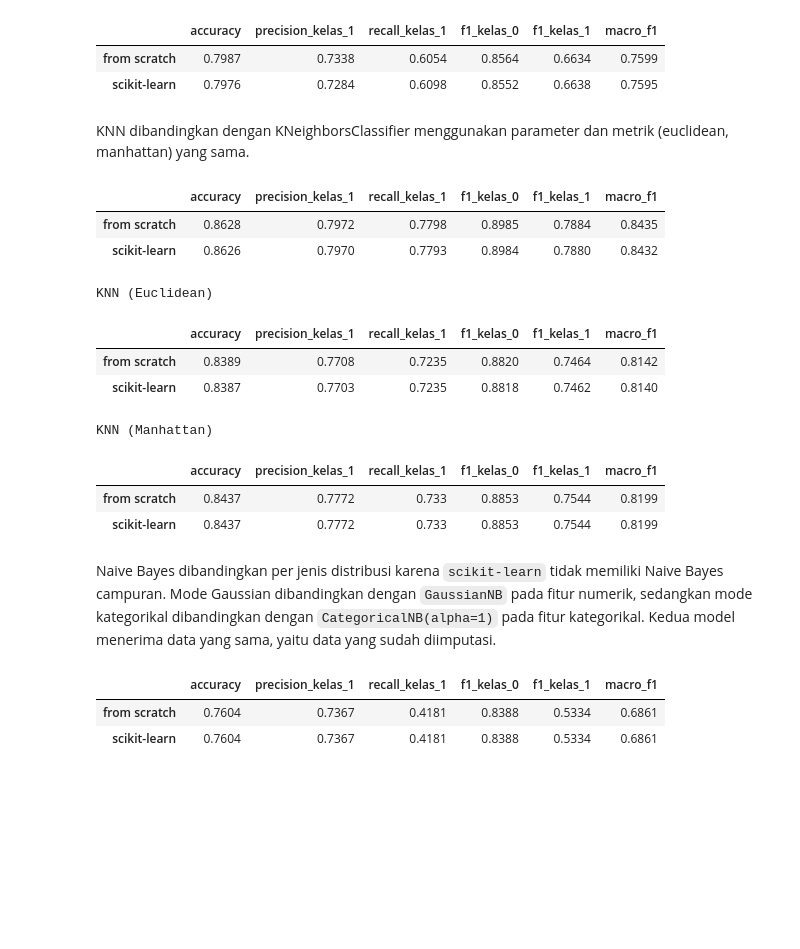
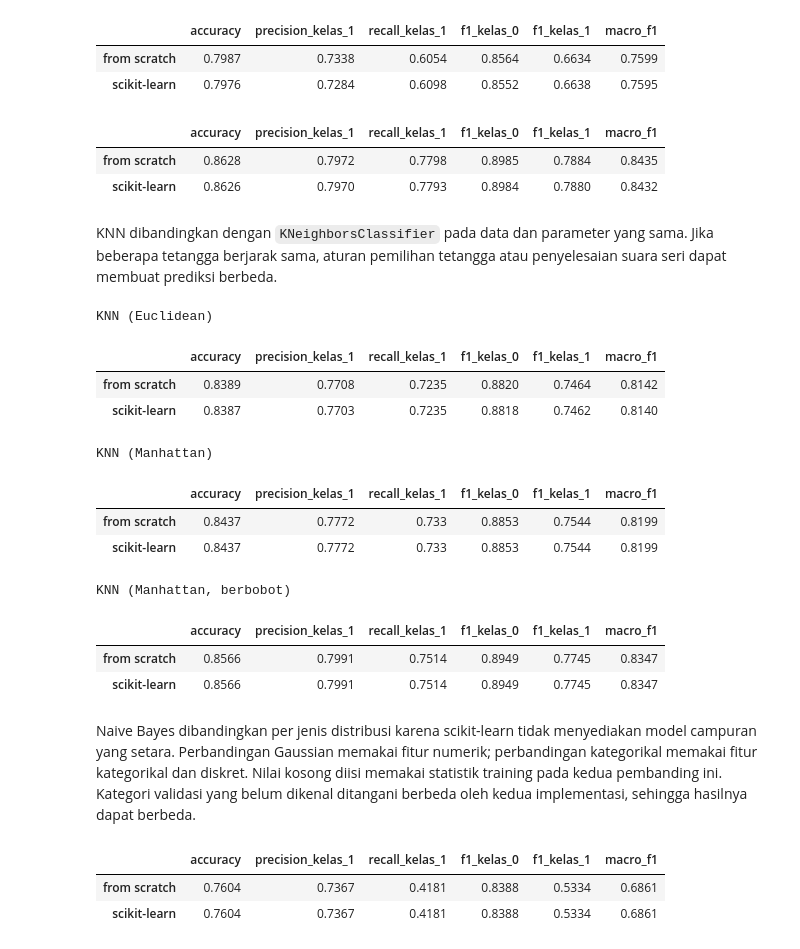
Before and after one commit to Alpaomega1136/IF3170_G31_KelompokDadakan, a Jupyter notebook: src/notebooks/IF3170_G31_KelompokDadakan.ipynb, the cells around one changed output. Cells and saved outputs as stored; diff of their text form; code cells hidden in the pictures; blank space fills up the shorter version.

Commit message:
feat(knn): Improve KNN with distance-weighted neighbors

```diff
--- a/src/notebooks/IF3170_G31_KelompokDadakan.ipynb
+++ b/src/notebooks/IF3170_G31_KelompokDadakan.ipynb
@@ -619,20 +621,22 @@ Kombinasi `k` (3, 5, 7, 11) dan metrik jarak (`euclidean`, `manhattan`) diuji pa
 # %%
-hasil_tuning_knn = []
-for metric in ["euclidean", "manhattan"]:
-    for k in [3, 5, 7, 11]:
-        model = train_model(KNNFromScratch(k=k, metric=metric), X_train_siap, y_train)
-        macro_f1 = f1_score(y_valid, model.predict(X_valid_siap), average="macro")
-        hasil_tuning_knn.append({"metric": metric, "k": k, "macro_f1": macro_f1, "model": model})
+RUN_KNN_TUNING = False
+if RUN_KNN_TUNING:
+    hasil_tuning_knn = []
+    for metric in ["euclidean", "manhattan"]:
+        for k in [3, 5, 7, 11]:
+            model = train_model(KNNFromScratch(k=k, metric=metric), X_train_siap, y_train)
+            macro_f1 = f1_score(y_valid, model.predict(X_valid_siap), average="macro")
+            hasil_tuning_knn.append({"metric": metric, "k": k, "macro_f1": macro_f1, "model": model})
 
-df_tuning_knn = pd.DataFrame(hasil_tuning_knn)
-best_knn = df_tuning_knn.loc[df_tuning_knn["macro_f1"].idxmax()]
-model_knn_terbaik = best_knn["model"]
+    df_tuning_knn = pd.DataFrame(hasil_tuning_knn)
+    best_knn = df_tuning_knn.loc[df_tuning_knn["macro_f1"].idxmax()]
+    model_knn_terbaik = best_knn["model"]
 
-tabel_knn = df_tuning_knn.pivot(index="k", columns="metric", values="macro_f1")
-display(tabel_knn.round(4))
-print(f"Terbaik: {best_knn['metric']}, k={best_knn['k']} (Macro F1 = {best_knn['macro_f1']:.4f})")
+    tabel_knn = df_tuning_knn.pivot(index="k", columns="metric", values="macro_f1")
+    display(tabel_knn.round(4))
+    print(f"Terbaik: {best_knn['metric']}, k={best_knn['k']} (Macro F1 = {best_knn['macro_f1']:.4f})")
 
-tabel_knn.plot(marker="o", xticks=[3, 5, 7, 11], title="Macro F1 KNN per k & Metric")
-plt.ylabel("Macro F1")
-plt.grid(True, linestyle="--", alpha=0.5)
-plt.show()
+    tabel_knn.plot(marker="o", xticks=[3, 5, 7, 11], title="Macro F1 KNN per k & Metric")
+    plt.ylabel("Macro F1")
+    plt.grid(True, linestyle="--", alpha=0.5)
+    plt.show()
@@ -764,8 +759,6 @@ display(hasil_perbandingan_lr.round(4))
 |  | accuracy | precision_kelas_1 | recall_kelas_1 | f1_kelas_0 | f1_kelas_1 | macro_f1 |
 | from scratch | 0.7987 | 0.7338 | 0.6054 | 0.8564 | 0.6634 | 0.7599 |
 | scikit-learn | 0.7976 | 0.7284 | 0.6098 | 0.8552 | 0.6638 | 0.7595 |
-# %% [markdown]
-KNN dibandingkan dengan KNeighborsClassifier menggunakan parameter dan metrik (euclidean, manhattan) yang sama.
 # %%
 model_svm_sklearn = SVC(C=4, gamma=0.16, kernel="rbf", tol=0.003, cache_size=512)
 hasil_perbandingan_svm = compare_models(
@@ -777,37 +770,52 @@ display(hasil_perbandingan_svm.round(4))
 |  | accuracy | precision_kelas_1 | recall_kelas_1 | f1_kelas_0 | f1_kelas_1 | macro_f1 |
 | from scratch | 0.8628 | 0.7972 | 0.7798 | 0.8985 | 0.7884 | 0.8435 |
 | scikit-learn | 0.8626 | 0.7970 | 0.7793 | 0.8984 | 0.7880 | 0.8432 |
+# %% [markdown]
+KNN dibandingkan dengan `KNeighborsClassifier` pada data dan parameter yang sama. Jika beberapa tetangga berjarak sama, aturan pemilihan tetangga atau penyelesaian suara seri dapat membuat prediksi berbeda.
 # %%
 # Euclidean
 model_knn_sklearn_euc = KNeighborsClassifier(
     n_neighbors=5, metric="euclidean", weights="uniform"
 )
 hasil_perbandingan_knn_euc = compare_models(
-    model_knn, model_knn_sklearn_euc, X_train_siap, y_train, X_valid_siap, y_valid
+    model_knn_euclidean, model_knn_sklearn_euc, X_train_siap, y_train, X_valid_siap, y_valid
 )
 print("KNN (Euclidean)")
 display(hasil_perbandingan_knn_euc.round(4))
 
 # Manhattan
 model_knn_sklearn_man = KNeighborsClassifier(
     n_neighbors=5, metric="manhattan", weights="uniform"
 )
 hasil_perbandingan_knn_man = compare_models(
     model_knn_manhattan, model_knn_sklearn_man, X_train_siap, y_train, X_valid_siap, y_valid
 )
 print("KNN (Manhattan)")
 display(hasil_perbandingan_knn_man.round(4))
+
+model_knn_sklearn_weighted = KNeighborsClassifier(
+    n_neighbors=11, metric="manhattan", weights="distance"
+)
+hasil_perbandingan_knn_weighted = compare_models(
+    model_knn_weighted, model_knn_sklearn_weighted, X_train_siap, y_train, X_valid_siap, y_valid
+)
+print("KNN (Manhattan, berbobot)")
+display(hasil_perbandingan_knn_weighted.round(4))
 # %% [output]
 KNN (Euclidean)
 |  | accuracy | precision_kelas_1 | recall_kelas_1 | f1_kelas_0 | f1_kelas_1 | macro_f1 |
 | from scratch | 0.8389 | 0.7708 | 0.7235 | 0.8820 | 0.7464 | 0.8142 |
 | scikit-learn | 0.8387 | 0.7703 | 0.7235 | 0.8818 | 0.7462 | 0.8140 |
 KNN (Manhattan)
 |  | accuracy | precision_kelas_1 | recall_kelas_1 | f1_kelas_0 | f1_kelas_1 | macro_f1 |
 | from scratch | 0.8437 | 0.7772 | 0.733 | 0.8853 | 0.7544 | 0.8199 |
 | scikit-learn | 0.8437 | 0.7772 | 0.733 | 0.8853 | 0.7544 | 0.8199 |
+KNN (Manhattan, berbobot)
+|  | accuracy | precision_kelas_1 | recall_kelas_1 | f1_kelas_0 | f1_kelas_1 | macro_f1 |
+| from scratch | 0.8566 | 0.7991 | 0.7514 | 0.8949 | 0.7745 | 0.8347 |
+| scikit-learn | 0.8566 | 0.7991 | 0.7514 | 0.8949 | 0.7745 | 0.8347 |
 # %% [markdown]
-Naive Bayes dibandingkan per jenis distribusi karena `scikit-learn` tidak memiliki Naive Bayes campuran. Mode Gaussian dibandingkan dengan `GaussianNB` pada fitur numerik, sedangkan mode kategorikal dibandingkan dengan `CategoricalNB(alpha=1)` pada fitur kategorikal. Kedua model menerima data yang sama, yaitu data yang sudah diimputasi.
+Naive Bayes dibandingkan per jenis distribusi karena scikit-learn tidak menyediakan model campuran yang setara. Perbandingan Gaussian memakai fitur numerik; perbandingan kategorikal memakai fitur kategorikal dan diskret. Nilai kosong diisi memakai statistik training pada kedua pembanding ini. Kategori validasi yang belum dikenal ditangani berbeda oleh kedua implementasi, sehingga hasilnya dapat berbeda.
 # %%
 kolom_angka_nb = X_train.select_dtypes(include="number").columns
 median_nb = X_train[kolom_angka_nb].median()
```
Also changed, not shown: parts of 12 cells of this notebook, 8 other files.
